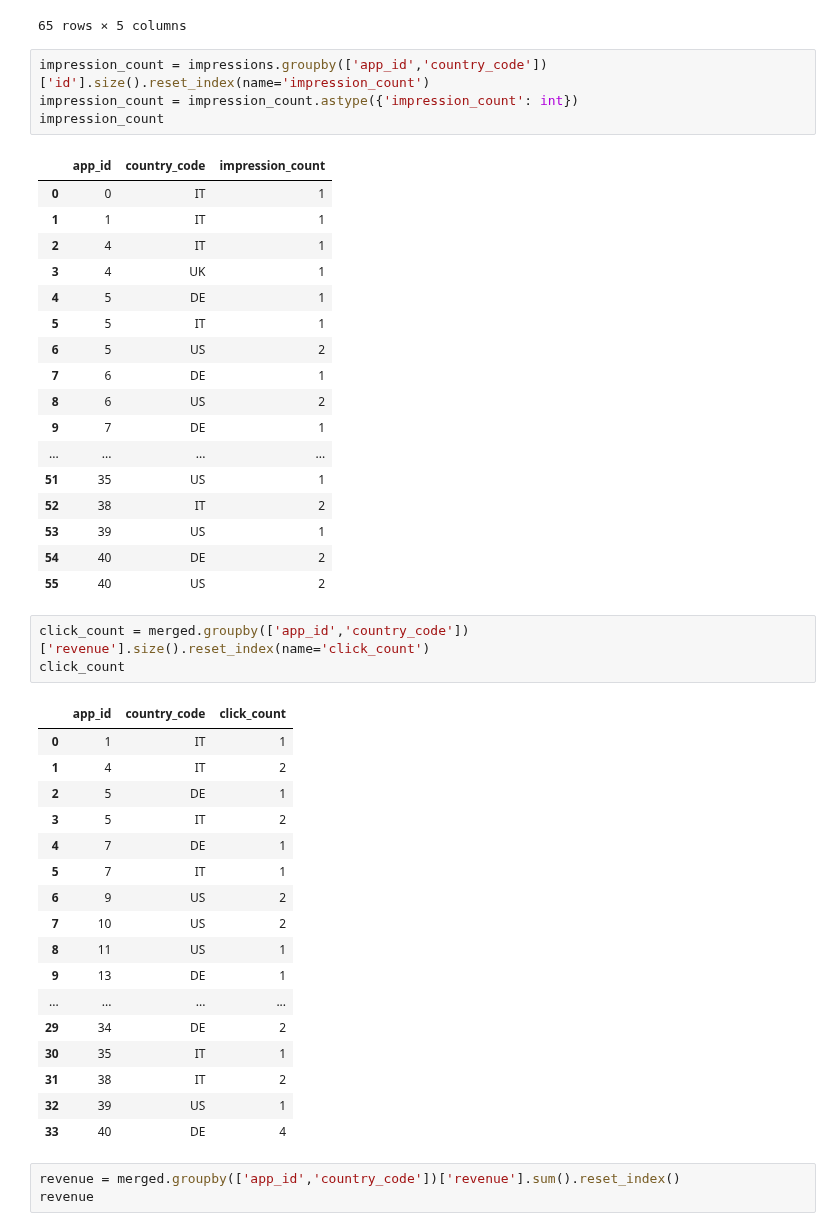
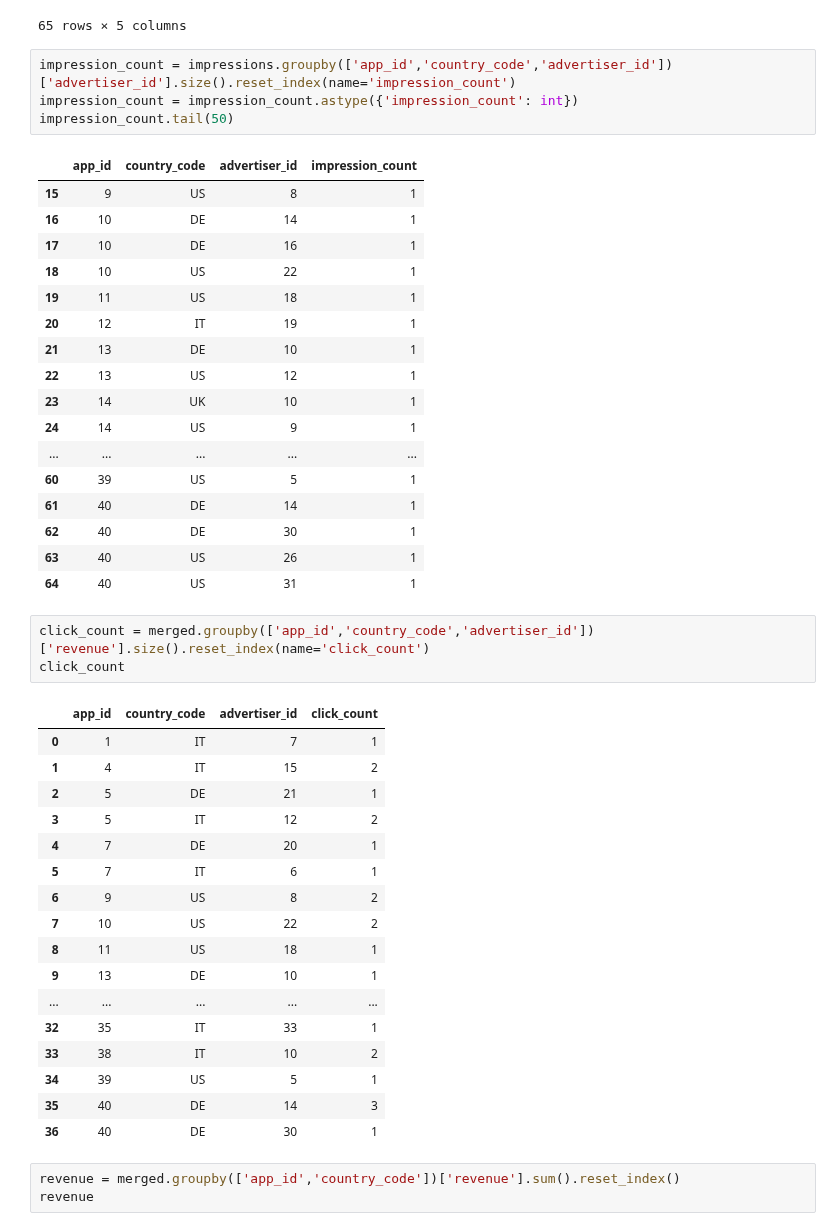
Before and after one commit to eyamini/Verve-Top-Advertisers, a Jupyter notebook: Merged.ipynb, the cells around one changed output. Drawn from its saved outputs; the diff is of its cells as text.

```diff
--- a/Merged.ipynb
+++ b/Merged.ipynb
@@ -66,48 +70,48 @@ merged
 | 64 | 1 | 7 | IT | af2c2db3-c854-423e-a940-97b0b90743f2 | 2.290030 |
 65 rows × 5 columns
 # %%
-impression_count = impressions.groupby(['app_id','country_code'])['id'].size().reset_index(name='impression_count')
+impression_count = impressions.groupby(['app_id','country_code','advertiser_id'])['advertiser_id'].size().reset_index(name='impression_count')
 impression_count = impression_count.astype({'impression_count': int})
-impression_count
+impression_count.tail(50)
 # %% [output]
-|  | app_id | country_code | impression_count |
-| 0 | 0 | IT | 1 |
-| 1 | 1 | IT | 1 |
-| 2 | 4 | IT | 1 |
-| 3 | 4 | UK | 1 |
-| 4 | 5 | DE | 1 |
-| 5 | 5 | IT | 1 |
-| 6 | 5 | US | 2 |
-| 7 | 6 | DE | 1 |
-| 8 | 6 | US | 2 |
-| 9 | 7 | DE | 1 |
-| ... | ... | ... | ... |
-| 51 | 35 | US | 1 |
-| 52 | 38 | IT | 2 |
-| 53 | 39 | US | 1 |
-| 54 | 40 | DE | 2 |
-| 55 | 40 | US | 2 |
+|  | app_id | country_code | advertiser_id | impression_count |
+| 15 | 9 | US | 8 | 1 |
+| 16 | 10 | DE | 14 | 1 |
+| 17 | 10 | DE | 16 | 1 |
+| 18 | 10 | US | 22 | 1 |
+| 19 | 11 | US | 18 | 1 |
+| 20 | 12 | IT | 19 | 1 |
+| 21 | 13 | DE | 10 | 1 |
+| 22 | 13 | US | 12 | 1 |
+| 23 | 14 | UK | 10 | 1 |
+| 24 | 14 | US | 9 | 1 |
+| ... | ... | ... | ... | ... |
+| 60 | 39 | US | 5 | 1 |
+| 61 | 40 | DE | 14 | 1 |
+| 62 | 40 | DE | 30 | 1 |
+| 63 | 40 | US | 26 | 1 |
+| 64 | 40 | US | 31 | 1 |
 # %%
-click_count = merged.groupby(['app_id','country_code'])['revenue'].size().reset_index(name='click_count')
+click_count = merged.groupby(['app_id','country_code','advertiser_id'])['revenue'].size().reset_index(name='click_count')
 click_count
 # %% [output]
-|  | app_id | country_code | click_count |
-| 0 | 1 | IT | 1 |
-| 1 | 4 | IT | 2 |
-| 2 | 5 | DE | 1 |
-| 3 | 5 | IT | 2 |
-| 4 | 7 | DE | 1 |
-| 5 | 7 | IT | 1 |
-| 6 | 9 | US | 2 |
-| 7 | 10 | US | 2 |
-| 8 | 11 | US | 1 |
-| 9 | 13 | DE | 1 |
-| ... | ... | ... | ... |
-| 29 | 34 | DE | 2 |
-| 30 | 35 | IT | 1 |
-| 31 | 38 | IT | 2 |
-| 32 | 39 | US | 1 |
-| 33 | 40 | DE | 4 |
+|  | app_id | country_code | advertiser_id | click_count |
+| 0 | 1 | IT | 7 | 1 |
+| 1 | 4 | IT | 15 | 2 |
+| 2 | 5 | DE | 21 | 1 |
+| 3 | 5 | IT | 12 | 2 |
+| 4 | 7 | DE | 20 | 1 |
+| 5 | 7 | IT | 6 | 1 |
+| 6 | 9 | US | 8 | 2 |
+| 7 | 10 | US | 22 | 2 |
+| 8 | 11 | US | 18 | 1 |
+| 9 | 13 | DE | 10 | 1 |
+| ... | ... | ... | ... | ... |
+| 32 | 35 | IT | 33 | 1 |
+| 33 | 38 | IT | 10 | 2 |
+| 34 | 39 | US | 5 | 1 |
+| 35 | 40 | DE | 14 | 3 |
+| 36 | 40 | DE | 30 | 1 |
 # %%
 revenue = merged.groupby(['app_id','country_code'])['revenue'].sum().reset_index()
 revenue
```
Also changed, not shown: parts of 7 cells of this notebook, 1 other file.
